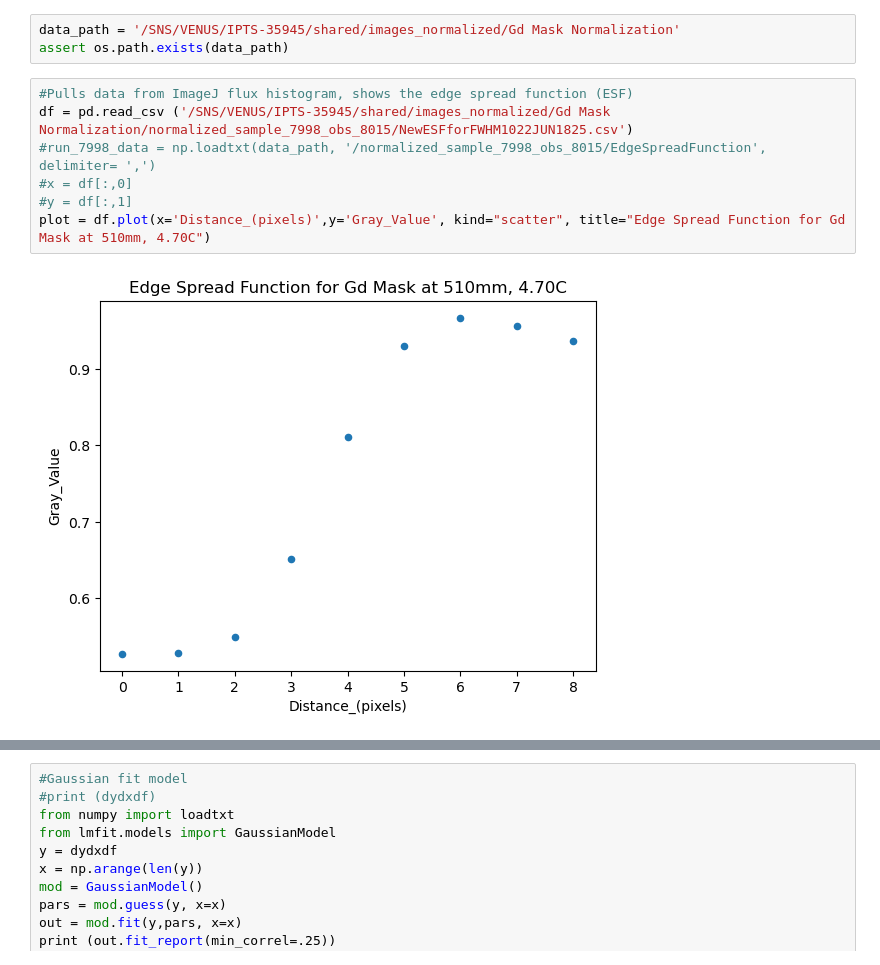
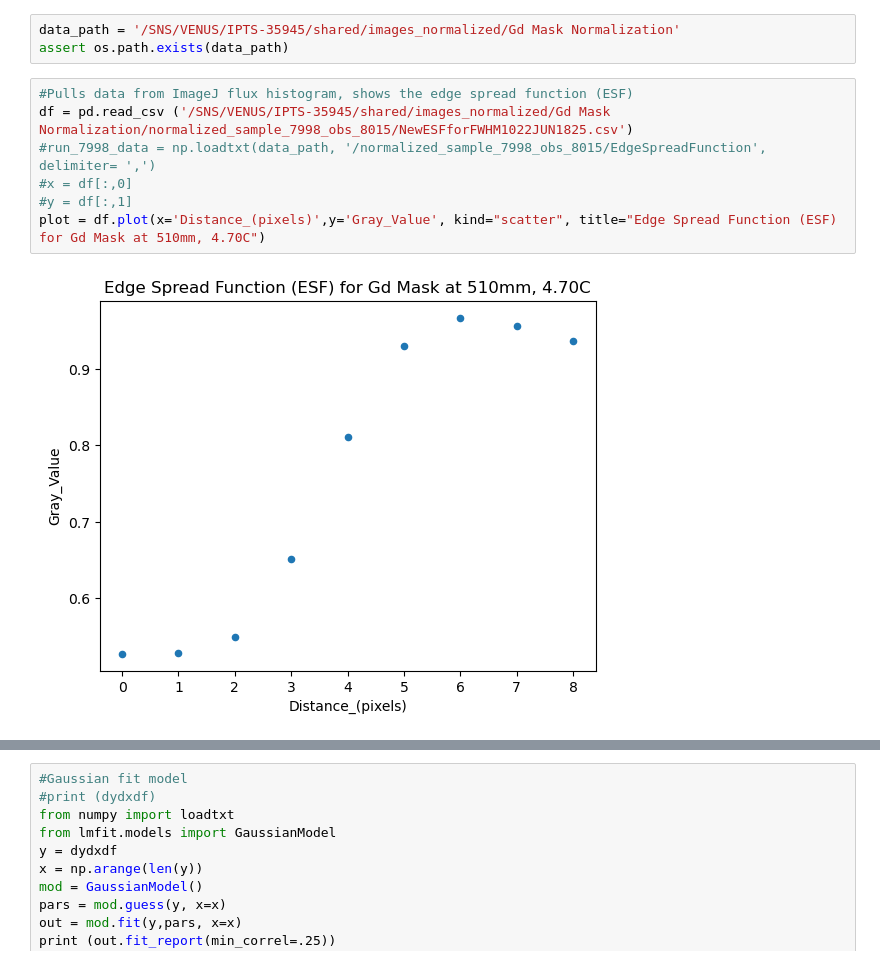
Before and after one commit to ornlneutronimaging/MCP_Sensor_Resolution, a Jupyter notebook: Normalization_Resolution_function_MCP_sensor.ipynb, the cells around one changed output, grey strips where cells are left out. Drawn from its saved outputs; the diff is of its cells as text.

```diff
--- a/Normalization_Resolution_function_MCP_sensor.ipynb
+++ b/Normalization_Resolution_function_MCP_sensor.ipynb
@@ -38,11 +15,11 @@ assert os.path.exists(data_path)
 # %%
 #Pulls data from ImageJ flux histogram, shows the edge spread function (ESF)
 df = pd.read_csv ('/SNS/VENUS/IPTS-35945/shared/images_normalized/Gd Mask Normalization/normalized_sample_7998_obs_8015/NewESFforFWHM1022JUN1825.csv')
 #run_7998_data = np.loadtxt(data_path, '/normalized_sample_7998_obs_8015/EdgeSpreadFunction', delimiter= ',')
 #x = df[:,0]
 #y = df[:,1]
-plot = df.plot(x='Distance_(pixels)',y='Gray_Value', kind="scatter", title="Edge Spread Function for Gd Mask at 510mm, 4.70C")
+plot = df.plot(x='Distance_(pixels)',y='Gray_Value', kind="scatter", title="Edge Spread Function (ESF) for Gd Mask at 510mm, 4.70C")
 # %% [output]
-[figure, old version]
+[figure, new version]
 # %%
 #Derives line spread function (LSF) from edge spread function (ESF)
```
Also changed, not shown: parts of 3 cells of this notebook.
